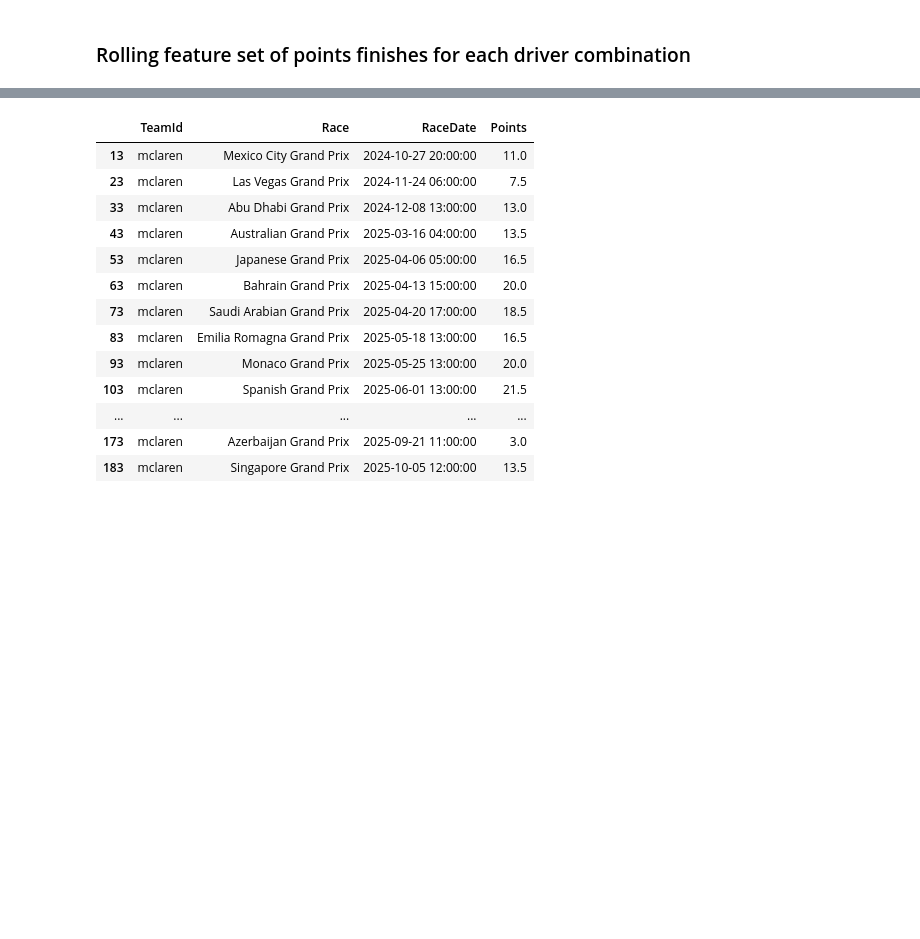
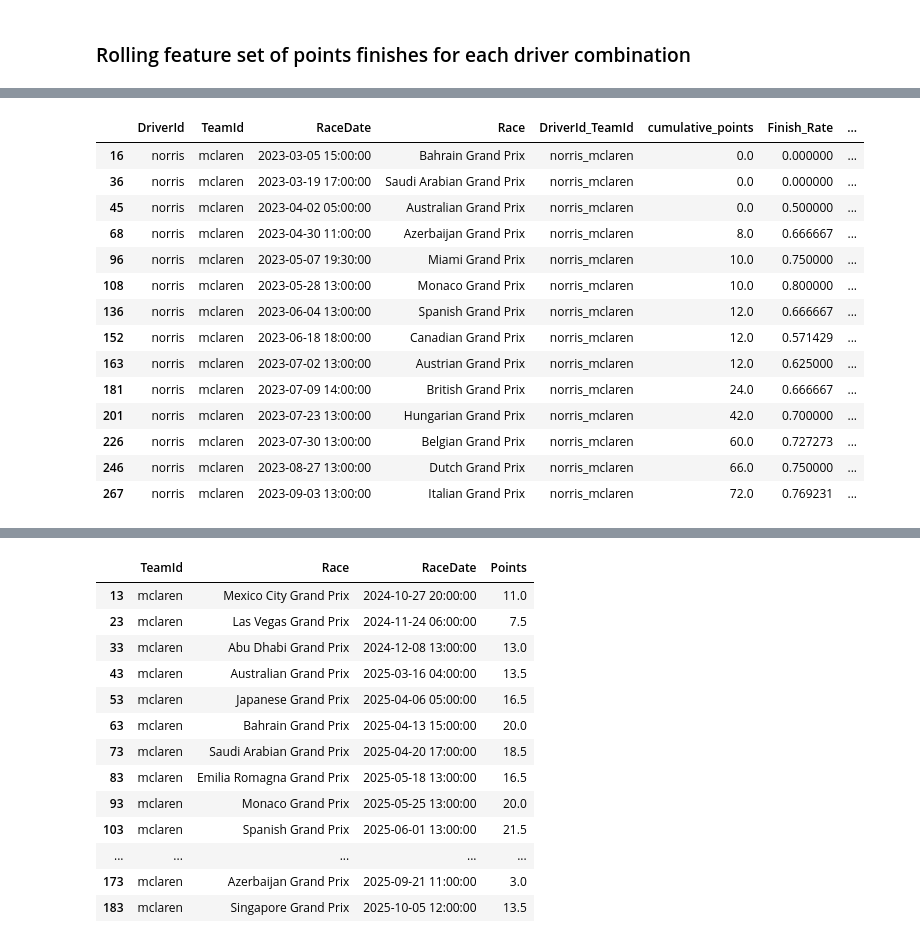
Before and after one commit to bradk54/F1_forecast, a Jupyter notebook: Notebooks/2_0_Model_Development.ipynb, the cells around one changed output, grey strips where cells are left out. Cells and saved outputs as stored; diff of their text form; code cells hidden in the pictures; blank space fills up the shorter version.

```diff
--- a/Notebooks/2_0_Model_Development.ipynb
+++ b/Notebooks/2_0_Model_Development.ipynb
@@ -20,0 +256,15 @@ PROCESSED_PATH = "/Users/bradkittrell/Projects/F1_forecast/F1_forecast/Data/proc
+# %%
+def load_multiyear_fastf1(fetcher, years=range(2023, 2027)):
+    """Load race results for multiple seasons from the fastf1 cache."""
+    dfs = []
+    for year in years:
+        try:
+            df = fetcher.get_all_races(year)
+            dfs.append(df)
+            print(f"  ✓ {year}: {len(df)} driver-race rows")
+        except Exception as e:
+            print(f"  ⚠ {year}: {e}")
+    return pd.concat(dfs, ignore_index=True)
+
+
+multi_raw = load_multiyear_fastf1(f1)
@@ -305,0 +414,57 @@ driver_team_df[driver_team_df['DriverId'] == 'hulkenberg']
+# %%
+def rolling_results_driver_team(df: pd.DataFrame, rolling: list[int] = [3, 5]):
+    df['Finished'] = df['Status'].apply(
+        lambda x: 1 if x.strip().lower() in ['finished'] else 0)
+    driver_team_df = df[df['Event'] == 'Race'][['DriverId', 'TeamId',
+                                                'RaceDate', 'Race', 'Points', 'Finished']].reset_index(drop=True)
+
+    # driver_team_df.columns = [i[0]+"_"+i[1] if i[1] else i[0]
+    #                           for i in driver_team_df.columns]
+    driver_team_df['DriverId_TeamId'] = driver_team_df['DriverId'] + \
+        "_" + driver_team_df['TeamId']
+    driver_team_df['year'] = driver_team_df['RaceDate'].dt.year
+
+    driver_team_df['Points_cumsum_season_driver_team'] = driver_team_df.groupby(
+        ['DriverId_TeamId', 'year'])['Points'].transform(lambda x: x.cumsum())
+
+    driver_team_df['Total_Finishes'] = driver_team_df.groupby(
+        ['DriverId_TeamId', 'year'])['Finished'].transform(lambda x: x.shift(1).cumsum()).fillna(0.0)
+
+    driver_team_df['Total_Races'] = driver_team_df.groupby(
+        ['DriverId_TeamId', 'year'])['Finished'].transform(lambda x: x.shift(1).expanding().count()).fillna(0.0)
+
+    driver_team_df['Finish_Rate'] = (
+        driver_team_df['Total_Finishes'] / driver_team_df['Total_Races']).fillna(0.0)
+
+    driver_team_df['cumulative_points'] = driver_team_df.groupby(
+        ['DriverId_TeamId', 'year'])['Points_cumsum_season_driver_team'].transform(lambda x: x.shift(1)).fillna(0.0)
+    driver_team_df['points_previous'] = driver_team_df.groupby(
+        ['DriverId_TeamId', 'year'])['Points'].transform(lambda x: x.shift(1)).fillna(0.0)
+    new_cols = []
+    for rol in rolling:
+        new_cols.append(f'Points_rolling_{rol}_race_mean_driver_team')
+        driver_team_df[f'Points_rolling_{rol}_race_mean_driver_team'] = driver_team_df.groupby(
+            ['DriverId_TeamId'])['Points'].transform(lambda x: x.rolling(window=rol, min_periods=1, closed='left').mean()).fillna(0.0)
+    keep_cols = ['DriverId', 'TeamId', 'RaceDate', 'Race',
+                 'DriverId_TeamId', 'cumulative_points', 'Finish_Rate'] + new_cols
+    return driver_team_df[keep_cols]
+
+
+driver_team_df = rolling_results_driver_team(multi_raw, rolling=[2, 3, 5, 7])
+driver_team_df[driver_team_df['DriverId'] == 'norris'].head(14)
+# %% [output]
+|  | DriverId | TeamId | RaceDate | Race | DriverId_TeamId | cumulative_points | Finish_Rate | ... |
+| 16 | norris | mclaren | 2023-03-05 15:00:00 | Bahrain Grand Prix | norris_mclaren | 0.0 | 0.000000 | ... |
+| 36 | norris | mclaren | 2023-03-19 17:00:00 | Saudi Arabian Grand Prix | norris_mclaren | 0.0 | 0.000000 | ... |
+| 45 | norris | mclaren | 2023-04-02 05:00:00 | Australian Grand Prix | norris_mclaren | 0.0 | 0.500000 | ... |
+| 68 | norris | mclaren | 2023-04-30 11:00:00 | Azerbaijan Grand Prix | norris_mclaren | 8.0 | 0.666667 | ... |
+| 96 | norris | mclaren | 2023-05-07 19:30:00 | Miami Grand Prix | norris_mclaren | 10.0 | 0.750000 | ... |
+| 108 | norris | mclaren | 2023-05-28 13:00:00 | Monaco Grand Prix | norris_mclaren | 10.0 | 0.800000 | ... |
+| 136 | norris | mclaren | 2023-06-04 13:00:00 | Spanish Grand Prix | norris_mclaren | 12.0 | 0.666667 | ... |
+| 152 | norris | mclaren | 2023-06-18 18:00:00 | Canadian Grand Prix | norris_mclaren | 12.0 | 0.571429 | ... |
+| 163 | norris | mclaren | 2023-07-02 13:00:00 | Austrian Grand Prix | norris_mclaren | 12.0 | 0.625000 | ... |
+| 181 | norris | mclaren | 2023-07-09 14:00:00 | British Grand Prix | norris_mclaren | 24.0 | 0.666667 | ... |
+| 201 | norris | mclaren | 2023-07-23 13:00:00 | Hungarian Grand Prix | norris_mclaren | 42.0 | 0.700000 | ... |
+| 226 | norris | mclaren | 2023-07-30 13:00:00 | Belgian Grand Prix | norris_mclaren | 60.0 | 0.727273 | ... |
+| 246 | norris | mclaren | 2023-08-27 13:00:00 | Dutch Grand Prix | norris_mclaren | 66.0 | 0.750000 | ... |
+| 267 | norris | mclaren | 2023-09-03 13:00:00 | Italian Grand Prix | norris_mclaren | 72.0 | 0.769231 | ... |
```
Also changed, not shown: parts of 26 cells of this notebook, 1 other file.
